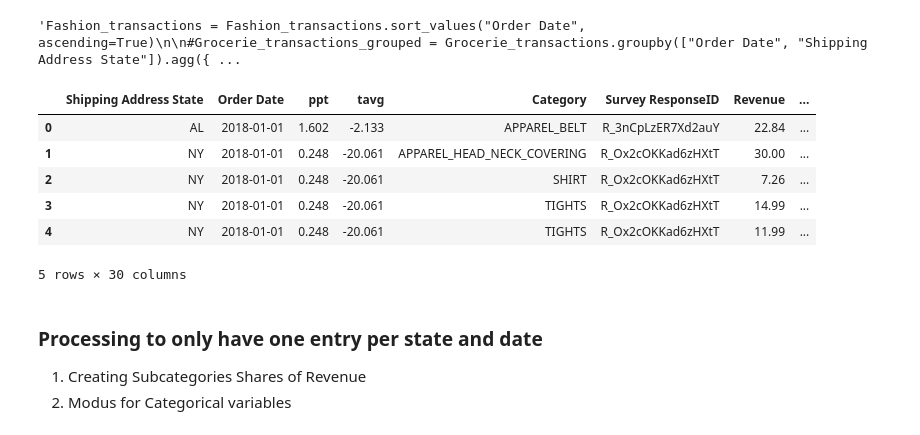
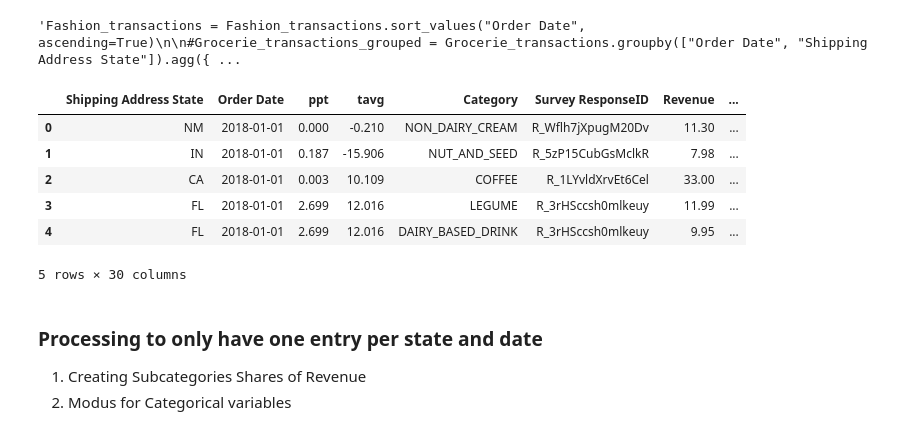
Before and after one commit to MoritzBaldauf/Bachelor_Thesis_Code, a Jupyter notebook: 0_Data_Processing.ipynb, the cells around one changed output. Cells and saved outputs as stored; diff of their text form; code cells hidden in the pictures.

```diff
--- a/0_Data_Processing.ipynb
+++ b/0_Data_Processing.ipynb
@@ -325,7 +325,7 @@ Fashion_transactions = add_weather_category_fashion(Fashion_transactions, 'Categ
 def add_weather_category_grocery(df, category_column):
     category_mapping = {
         # Hot Weather Sensitive (items with higher demand in hot weather)
-        'hot_weather_sensitive': [
+        'hot_weather': [
             'WATER', 'SPORTS_DRINK', 'BEVERAGE', 'DRINK_FLAVORED',
             'JUICE_AND_JUICE_DRINK', 'DAIRY_BASED_ICE_CREAM',
             'NON_DAIRY_ICE_CREAM', 'PROTEIN_DRINK',
@@ -333,7 +333,7 @@ def add_weather_category_grocery(df, category_column):
         ],
 
         # Cold Weather Sensitive (items with higher demand in cold weather)
-        'cold_weather_sensitive': [
+        'cold_weather': [
             'PACKAGED_SOUP_AND_STEW', 'COFFEE', 'TEA',
             'HOT_CHOCOLATE', 'RICE_MIX'
         ],
@@ -440,23 +434,33 @@ Fashion_transactions_grouped.reset_index(["Order Date", "Shipping Address State"
 # %%
 demographic_df = pd.read_csv("./data/survey.csv")
 
 
 Fashion_transactions_merged = pd.merge(
     left=Fashion_transactions,
     right=demographic_df,
     how='left',
     left_on=['Survey ResponseID'],
     right_on=['Survey ResponseID'],
 )
 
-Fashion_transactions_merged.head()
+
+Grocerie_transactions_merged = pd.merge(
+    left=Grocerie_transactions,
+    right=demographic_df,
+    how='left',
+    left_on=['Survey ResponseID'],
+    right_on=['Survey ResponseID'],
+)
+
+
+Grocerie_transactions_merged.head()
 # %% [output]
 |  | Shipping Address State | Order Date | ppt | tavg | Category | Survey ResponseID | Revenue | ... |
-| 0 | AL | 2018-01-01 | 1.602 | -2.133 | APPAREL_BELT | R_3nCpLzER7Xd2auY | 22.84 | ... |
-| 1 | NY | 2018-01-01 | 0.248 | -20.061 | APPAREL_HEAD_NECK_COVERING | R_Ox2cOKKad6zHXtT | 30.00 | ... |
-| 2 | NY | 2018-01-01 | 0.248 | -20.061 | SHIRT | R_Ox2cOKKad6zHXtT | 7.26 | ... |
-| 3 | NY | 2018-01-01 | 0.248 | -20.061 | TIGHTS | R_Ox2cOKKad6zHXtT | 14.99 | ... |
-| 4 | NY | 2018-01-01 | 0.248 | -20.061 | TIGHTS | R_Ox2cOKKad6zHXtT | 11.99 | ... |
+| 0 | NM | 2018-01-01 | 0.000 | -0.210 | NON_DAIRY_CREAM | R_Wflh7jXpugM20Dv | 11.30 | ... |
+| 1 | IN | 2018-01-01 | 0.187 | -15.906 | NUT_AND_SEED | R_5zP15CubGsMclkR | 7.98 | ... |
+| 2 | CA | 2018-01-01 | 0.003 | 10.109 | COFFEE | R_1LYvldXrvEt6Cel | 33.00 | ... |
+| 3 | FL | 2018-01-01 | 2.699 | 12.016 | LEGUME | R_3rHSccsh0mlkeuy | 11.99 | ... |
+| 4 | FL | 2018-01-01 | 2.699 | 12.016 | DAIRY_BASED_DRINK | R_3rHSccsh0mlkeuy | 9.95 | ... |
 5 rows × 30 columns
 # %% [markdown]
 ### Processing to only have one entry per state and date
```
Also changed, not shown: parts of 9 cells of this notebook, 10 other files.
